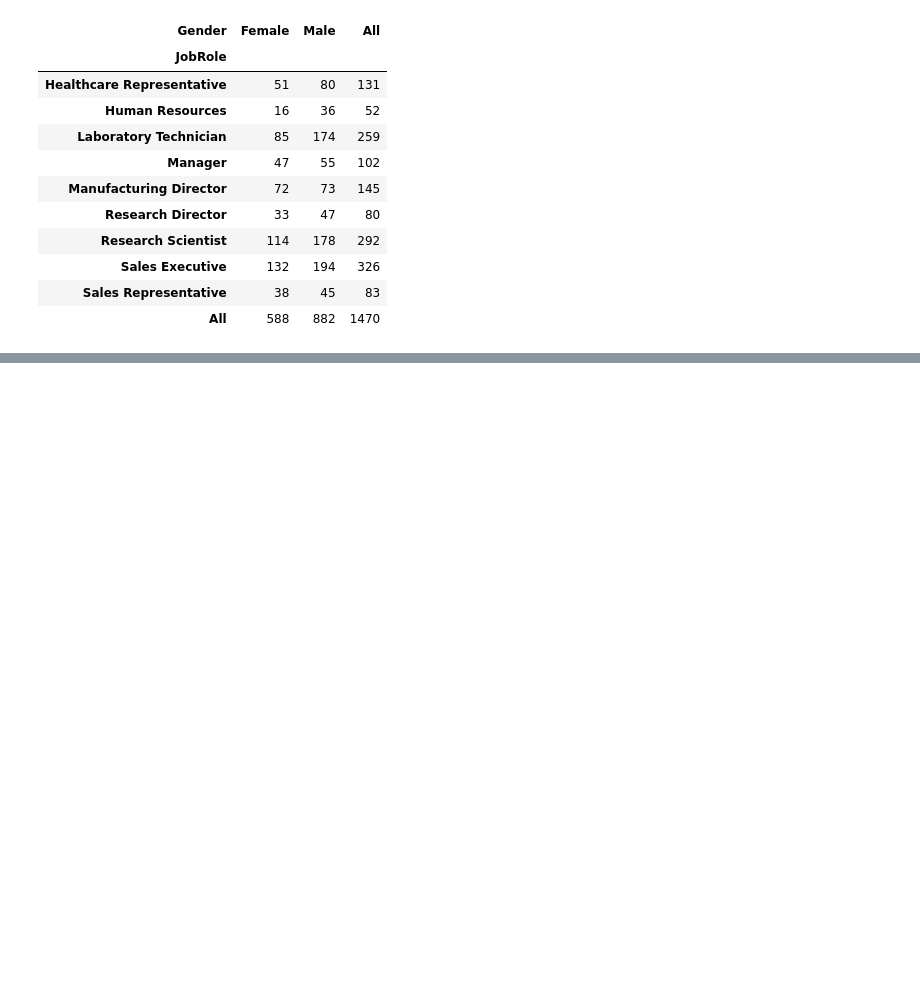
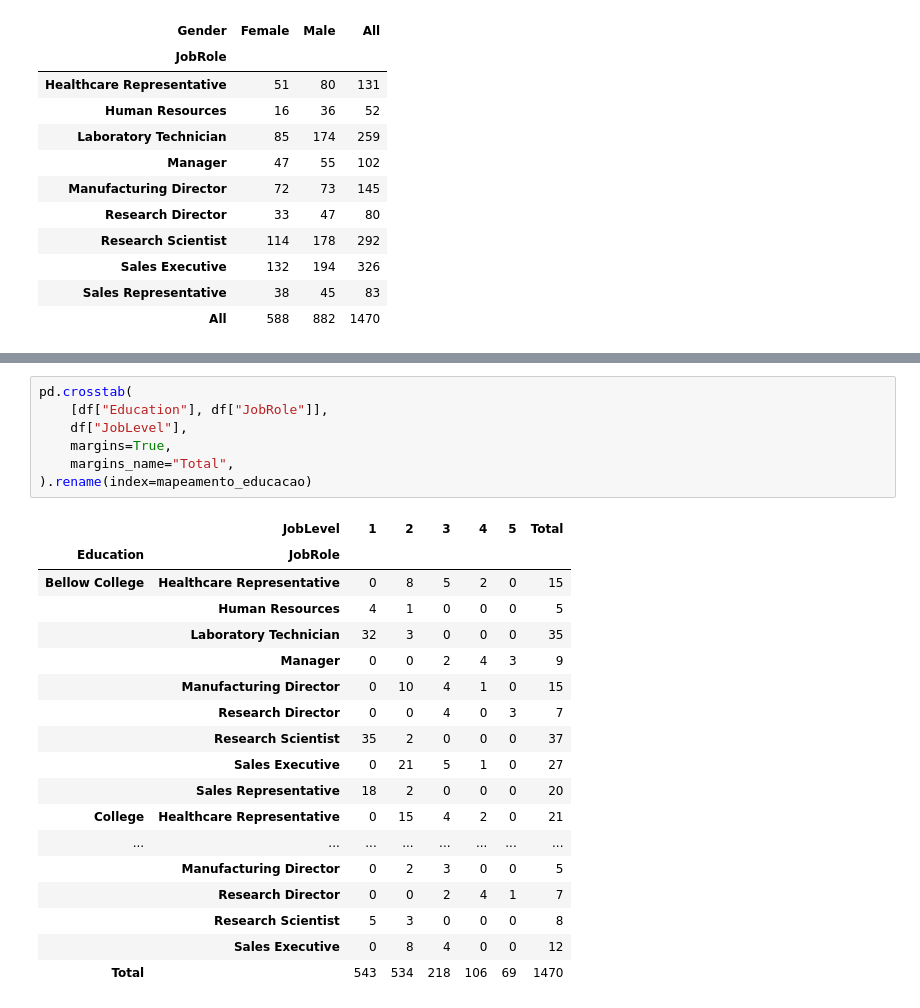
Before and after one commit to PauloViniciusR/Analise_dados, a Jupyter notebook: Proj_IBM/02_rename_columns.ipynb, the cells around one changed output, grey strips where cells are left out. Cells and saved outputs as stored; diff of their text form; blank space fills up the shorter version.

```diff
--- a/Proj_IBM/02_rename_columns.ipynb
+++ b/Proj_IBM/02_rename_columns.ipynb
@@ -749,0 +959,26 @@ pd.crosstab(
+# %%
+pd.crosstab(
+    [df["Education"], df["JobRole"]],
+    df["JobLevel"],
+    margins=True,
+    margins_name="Total",
+).rename(index=mapeamento_educacao)
+# %% [output]
+|  | JobLevel | 1 | 2 | 3 | 4 | 5 | Total |
+| Education | JobRole |  |  |  |  |  |  |
+| Bellow College | Healthcare Representative | 0 | 8 | 5 | 2 | 0 | 15 |
+|  | Human Resources | 4 | 1 | 0 | 0 | 0 | 5 |
+|  | Laboratory Technician | 32 | 3 | 0 | 0 | 0 | 35 |
+|  | Manager | 0 | 0 | 2 | 4 | 3 | 9 |
+|  | Manufacturing Director | 0 | 10 | 4 | 1 | 0 | 15 |
+|  | Research Director | 0 | 0 | 4 | 0 | 3 | 7 |
+|  | Research Scientist | 35 | 2 | 0 | 0 | 0 | 37 |
+|  | Sales Executive | 0 | 21 | 5 | 1 | 0 | 27 |
+|  | Sales Representative | 18 | 2 | 0 | 0 | 0 | 20 |
+| College | Healthcare Representative | 0 | 15 | 4 | 2 | 0 | 21 |
+| ... | ... | ... | ... | ... | ... | ... | ... |
+|  | Manufacturing Director | 0 | 2 | 3 | 0 | 0 | 5 |
+|  | Research Director | 0 | 0 | 2 | 4 | 1 | 7 |
+|  | Research Scientist | 5 | 3 | 0 | 0 | 0 | 8 |
+|  | Sales Executive | 0 | 8 | 4 | 0 | 0 | 12 |
+| Total |  | 543 | 534 | 218 | 106 | 69 | 1470 |
```
Also changed, not shown: parts of 16 cells of this notebook, 3 other files.
